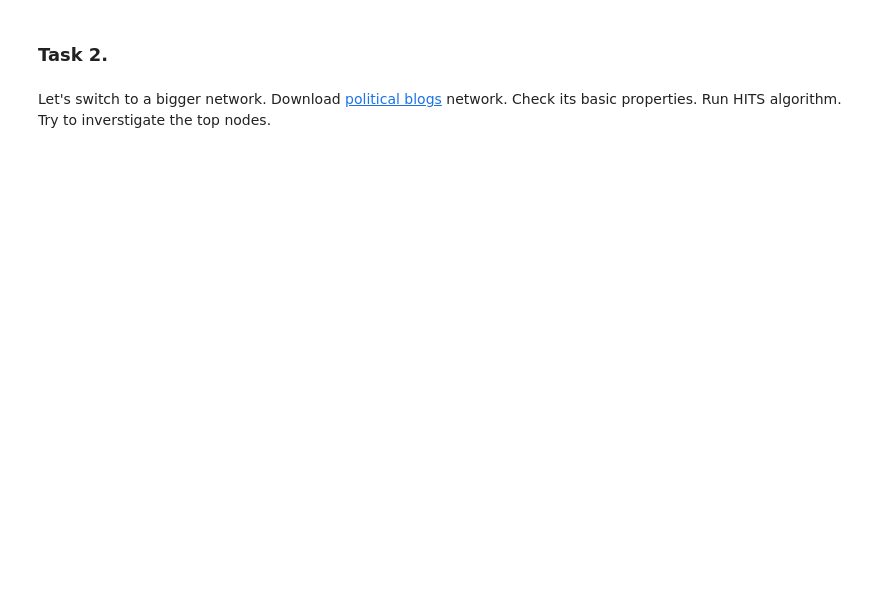
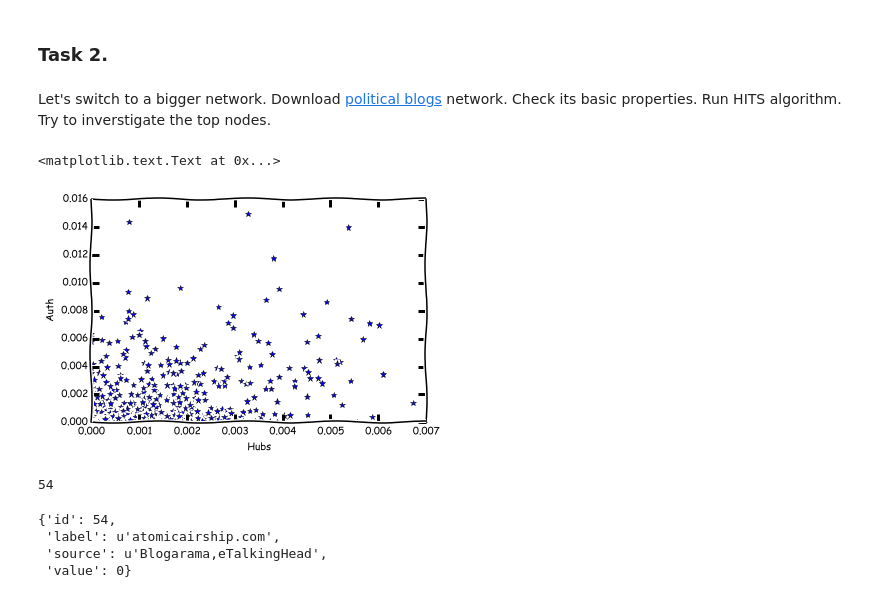
Before and after one commit to shestakoff/social_ntwks, a Jupyter notebook: page_rank_hits.ipynb, the cells around one changed output. Cells and saved outputs as stored; diff of their text form; code cells hidden in the pictures; blank space fills up the shorter version.

```diff
--- a/page_rank_hits.ipynb
+++ b/page_rank_hits.ipynb
@@ -31,3 +61,32 @@ Let's switch to a bigger network. Download [political blogs](http://networkdata.
 # %%
 # Continue here
 #
+G = nx.read_gml('polblogs.gml')
+# %%
+G.is_directed()
+A = nx.adjacency_matrix(G)
+
+P = nx.DiGraph(A)
+# %%
+(h, a) = nx.hits(P)
+a = a.values()
+h = h.values()
+# %%
+plt.plot(h,a, '*')
+plt.xlabel('Hubs')
+plt.ylabel('Auth')
+# %% [output]
+<matplotlib.text.Text at 0x...>
+[figure, added]
+# %%
+idx = np.argsort(a)
+idx[-3]
+# %% [output]
+54
+# %%
+G.node[54]
+# %% [output]
+{'id': 54,
+ 'label': u'atomicairship.com',
+ 'source': u'Blogarama,eTalkingHead',
+ 'value': 0}
```
Also changed, not shown: parts of 6 cells of this notebook.
